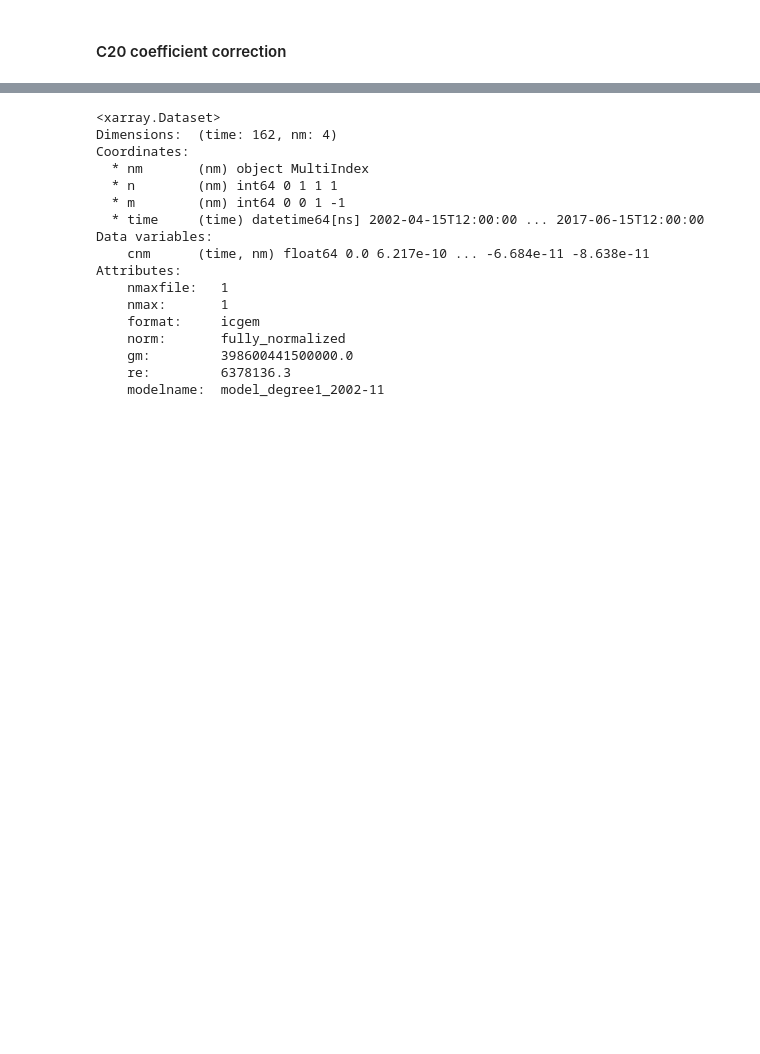
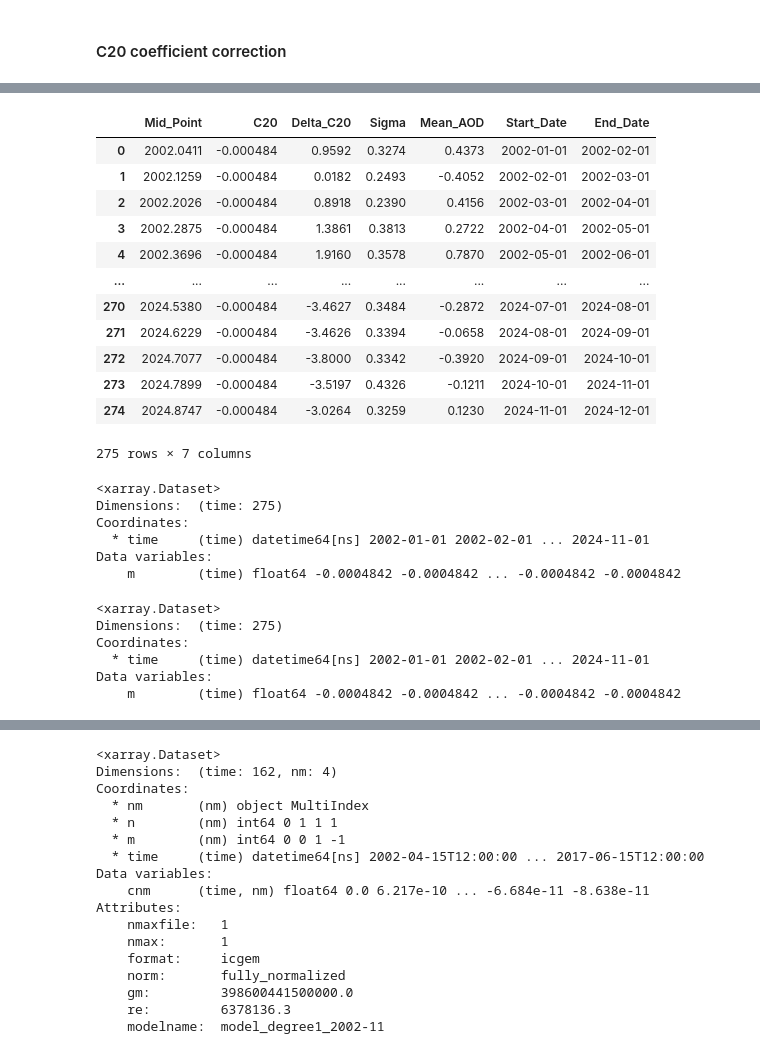
Before and after one commit to linibensonjr/drought-detection-gha, a Jupyter notebook: codebase/grace_processing.ipynb, the cells around one changed output, grey strips where cells are left out. Cells and saved outputs as stored; diff of their text form; code cells hidden in the pictures; blank space fills up the shorter version.

Commit message:
add: process GRACE data

```diff
--- a/codebase/grace_processing.ipynb
+++ b/codebase/grace_processing.ipynb
@@ -17,8 +18,8 @@ env: OPENBLAS_NUM_THREADS=4
 # Set data directory
 data_dir = '../../datasets/'
 
-monthly_sh = os.path.join(data_dir, 'ITSG_grace2018/monthly/monthly_n96/')
-static =  os.path.join(data_dir, 'ITSG_grace2018/monthly/static/')
-background =  os.path.join(data_dir, 'ITSG_grace2018/monthly/monthly_background/')
-grace_fo = os.path.join(data_dir, 'grace_fo/')
+monthly_sh = os.path.join(data_dir, 'ITSG_grace_data/monthly/monthly_n96/')
+static =  os.path.join(data_dir, 'ITSG_grace_data/monthly/static/')
+background =  os.path.join(data_dir, 'ITSG_grace_data/monthly/monthly_background/')
+# grace_fo = os.path.join(data_dir, 'grace_fo/')
 # %%
@@ -130,3 +106,25 @@ UnboundLocalError: local variable 'nmax' referenced before assignment
 ### Degree corrections
 # %% [markdown]
 #### C20 coefficient correction
+# %%
+# File path (replace with your file's path)
+file_path = os.path.join(background, "cd20_RL06.txt")
+
+# Read the file while skipping the header lines
+data = pd.read_csv(
+    file_path,
+    delim_whitespace=True,  # Use whitespace as delimiter
+    comment='#',            # Skip lines starting with '#'
+    header=None,            # No predefined header
+    names=[
+        "Mid_Point", "C20", "Delta_C20", "Sigma", "Mean_AOD",
+        "Start_Date", "End_Date"
+    ]  # Column names
+)
+
+# Convert 'Start_Date' and 'End_Date' to datetime
+data['Start_Date'] = data['Start_Date'].apply(lambda x: dt.datetime.strptime(str(int(x)), "%Y%m%d"))
+data['End_Date'] = data['End_Date'].apply(lambda x: dt.datetime.strptime(str(int(x)), "%Y%m%d"))
+
+# Display the dataframe
+print(data)
@@ -132,0 +146,50 @@ UnboundLocalError: local variable 'nmax' referenced before assignment
+# %%
+data
+# %% [output]
+|  | Mid_Point | C20 | Delta_C20 | Sigma | Mean_AOD | Start_Date | End_Date |
+| 0 | 2002.0411 | -0.000484 | 0.9592 | 0.3274 | 0.4373 | 2002-01-01 | 2002-02-01 |
+| 1 | 2002.1259 | -0.000484 | 0.0182 | 0.2493 | -0.4052 | 2002-02-01 | 2002-03-01 |
+| 2 | 2002.2026 | -0.000484 | 0.8918 | 0.2390 | 0.4156 | 2002-03-01 | 2002-04-01 |
+| 3 | 2002.2875 | -0.000484 | 1.3861 | 0.3813 | 0.2722 | 2002-04-01 | 2002-05-01 |
+| 4 | 2002.3696 | -0.000484 | 1.9160 | 0.3578 | 0.7870 | 2002-05-01 | 2002-06-01 |
+| ... | ... | ... | ... | ... | ... | ... | ... |
+| 270 | 2024.5380 | -0.000484 | -3.4627 | 0.3484 | -0.2872 | 2024-07-01 | 2024-08-01 |
+| 271 | 2024.6229 | -0.000484 | -3.4626 | 0.3394 | -0.0658 | 2024-08-01 | 2024-09-01 |
+| 272 | 2024.7077 | -0.000484 | -3.8000 | 0.3342 | -0.3920 | 2024-09-01 | 2024-10-01 |
+| 273 | 2024.7899 | -0.000484 | -3.5197 | 0.4326 | -0.1211 | 2024-10-01 | 2024-11-01 |
+| 274 | 2024.8747 | -0.000484 | -3.0264 | 0.3259 | 0.1230 | 2024-11-01 | 2024-12-01 |
+275 rows × 7 columns
+# %%
+
+# Assuming 'df' is your DataFrame with 'C20' and 'Start_Date' columns already subset to the desired time range
+
+# Convert 'Start_Date' to datetime if not already done
+# subset_df['Start_Date'] = pd.to_datetime(subset_df['Start_Date'])
+
+# Create an xarray Dataset with only 'C20' and 'Start_Date'
+gds = xr.Dataset(
+    data_vars={
+        'm': (['time'], data['C20'].values),
+    },
+    coords={
+        'time': data['Start_Date'].values,
+    }
+)
+
+print(gds)
+# %% [output]
+<xarray.Dataset>
+Dimensions:  (time: 275)
+Coordinates:
+  * time     (time) datetime64[ns] 2002-01-01 2002-02-01 ... 2024-11-01
+Data variables:
+    m        (time) float64 -0.0004842 -0.0004842 ... -0.0004842 -0.0004842
+# %%
+gds
+# %% [output]
+<xarray.Dataset>
+Dimensions:  (time: 275)
+Coordinates:
+  * time     (time) datetime64[ns] 2002-01-01 2002-02-01 ... 2024-11-01
+Data variables:
+    m        (time) float64 -0.0004842 -0.0004842 ... -0.0004842 -0.0004842
```
Also changed, not shown: parts of 22 cells of this notebook.
